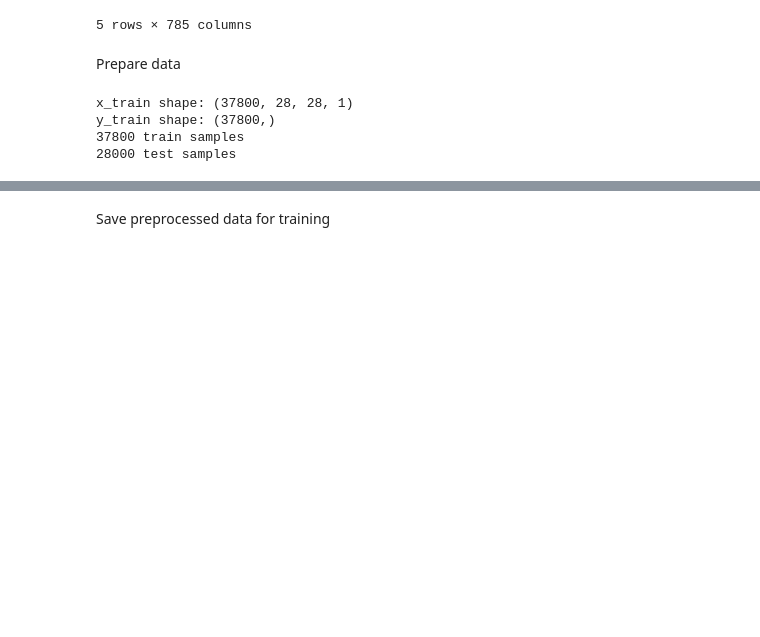
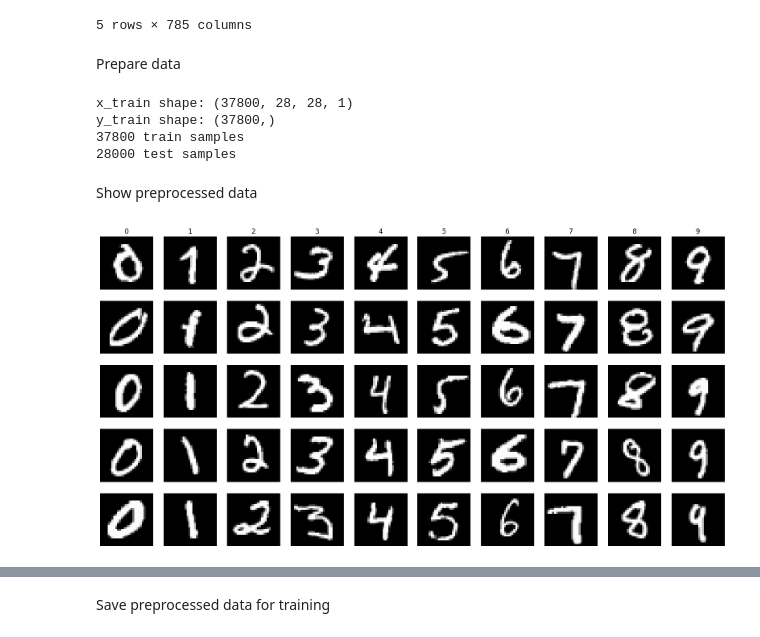
Before and after one commit to frizzerdk/AModelADay, a Jupyter notebook: Days/Day_003_mnist_keras_data_augmentation/Day3.ipynb, the cells around one changed output, grey strips where cells are left out. Cells and saved outputs as stored; diff of their text form; code cells hidden in the pictures; blank space fills up the shorter version.

```diff
--- a/Days/Day_003_mnist_keras_data_augmentation/Day3.ipynb
+++ b/Days/Day_003_mnist_keras_data_augmentation/Day3.ipynb
@@ -117,3 +124,24 @@ x_train shape: (37800, 28, 28, 1)
 y_train shape: (37800,)
 37800 train samples
 28000 test samples
+# %% [markdown]
+Show preprocessed data
+# %%
+# Show 5 samples from each class
+classes = np.unique(y_train)
+n_classes = len(classes)
+samples_per_class = 5
+
+plt.figure(figsize=(20, 10))
+for y, cls in enumerate(classes):
+    idxs = np.flatnonzero(y_train == y)
+    idxs = np.random.choice(idxs, samples_per_class, replace=False)
+    for i, idx in enumerate(idxs):
+        plt_idx = i * n_classes + y + 1
+        plt.subplot(samples_per_class, n_classes, plt_idx)
+        plt.imshow(x_train[idx].reshape(28, 28), cmap='gray')
+        plt.axis("off")
+        if i == 0:
+            plt.title(cls)
+# %% [output]
+[figure, added]
```
Also changed, not shown: parts of 11 cells of this notebook, 4 other files.
